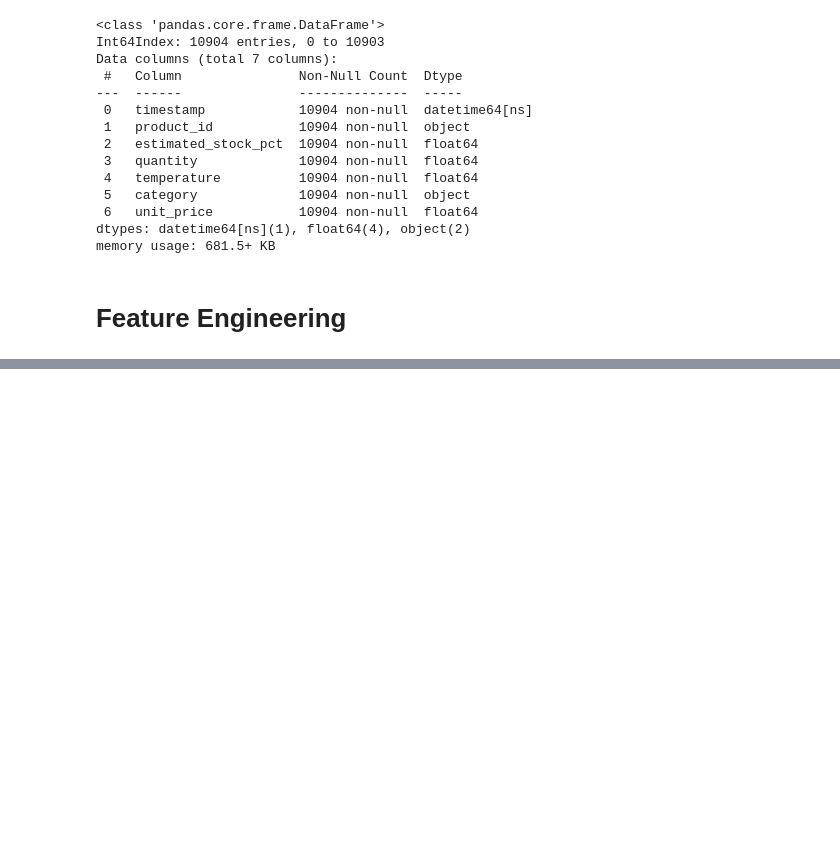
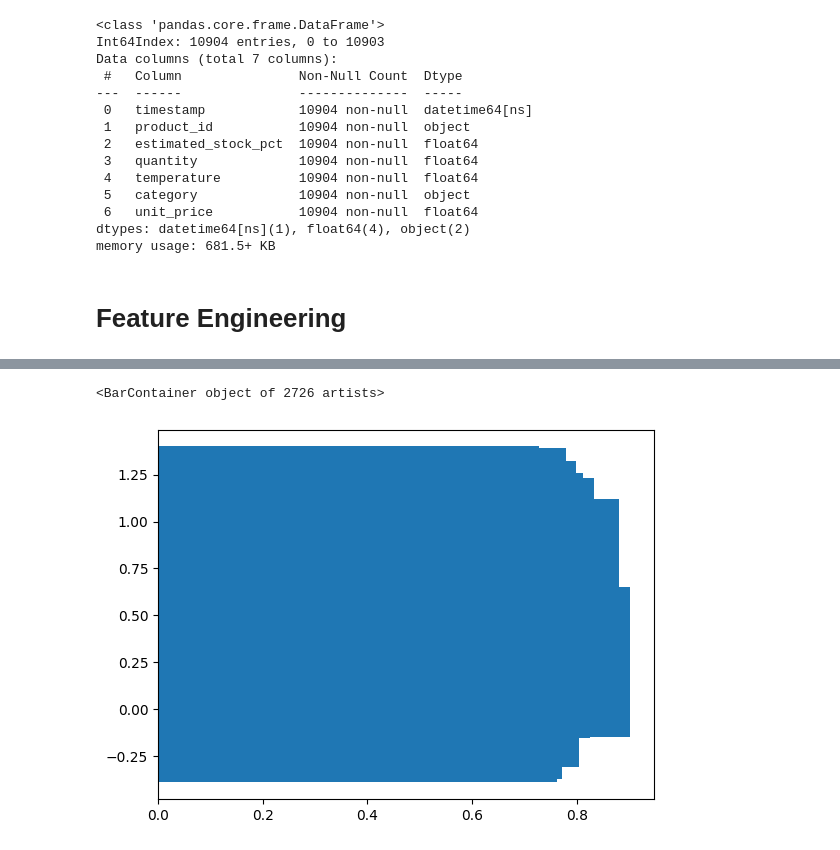
Before and after one commit to sujataprasad01/Cognizant-AI-Program-Project2, a Jupyter notebook: Model_Building&Interpretation.ipynb, the cells around one changed output, grey strips where cells are left out. Saved outputs shown, nothing was run; the diff lists cells and outputs as text; code cells hidden in the pictures; blank space fills up the shorter version.

```diff
--- a/Model_Building&Interpretation.ipynb
+++ b/Model_Building&Interpretation.ipynb
@@ -417,0 +563,2 @@ memory usage: 681.5+ KB
+# %%
+preprocessing.fit(X_train)
@@ -417,0 +578,2 @@ memory usage: 681.5+ KB
+# %%
+y_pred=trained_model.predict(X_test)
@@ -417,0 +624,5 @@ memory usage: 681.5+ KB
+# %%
+plt.barh(y_test, y_pred)
+# %% [output]
+<BarContainer object of 2726 artists>
+[figure, added]
```
Also changed, not shown: parts of 43 cells of this notebook.
